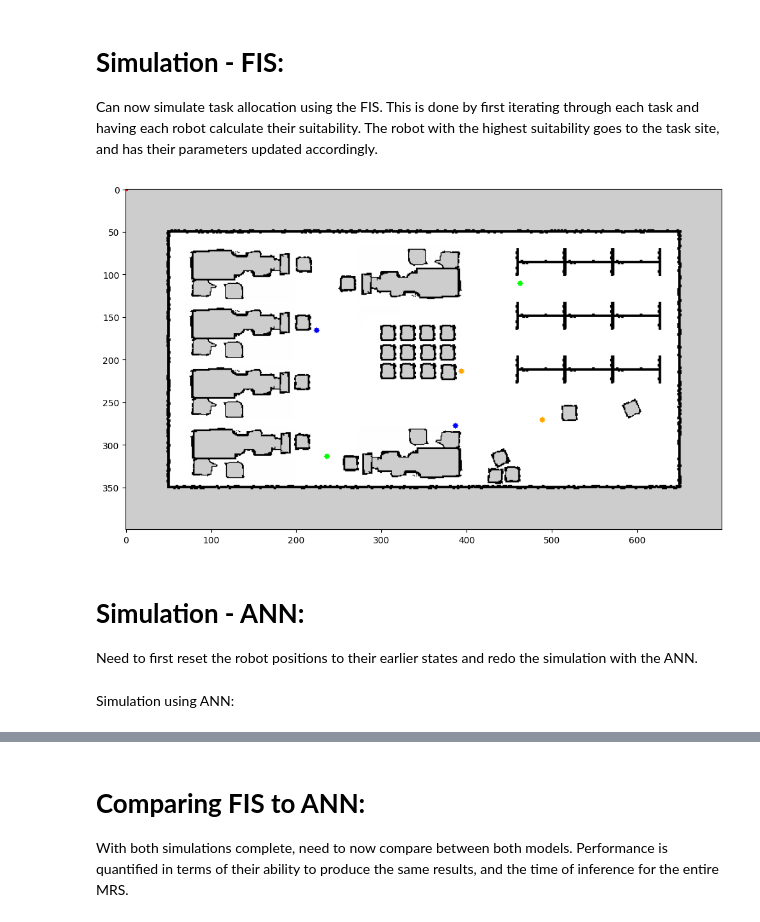
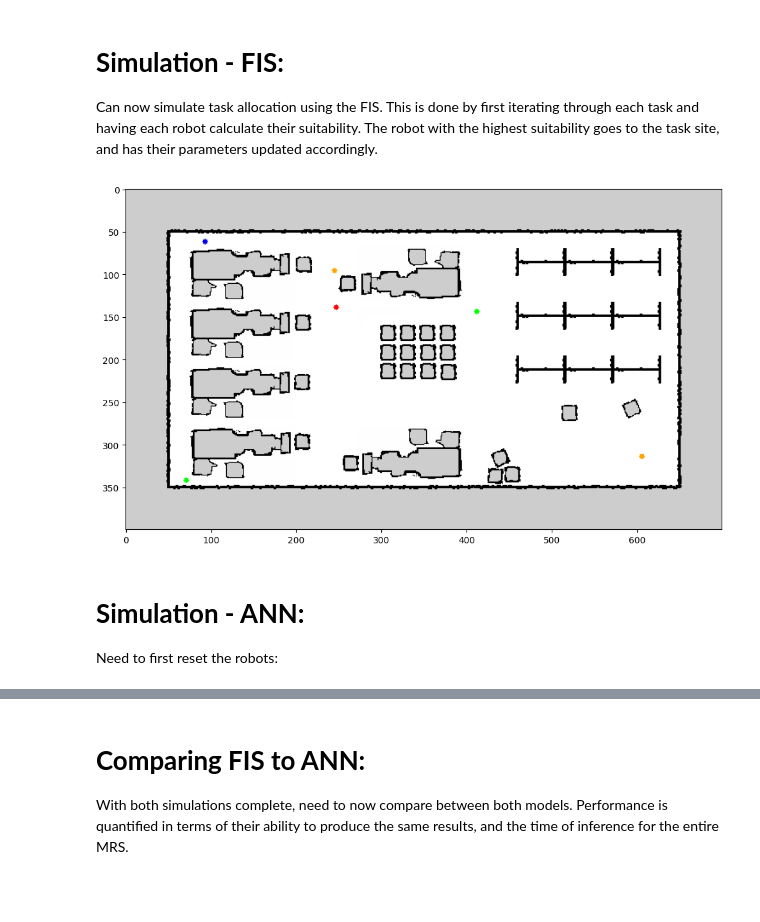
Before and after one commit to TME-6015-Programming-Project/main, a Jupyter notebook: FIS_and_Downstream/TME6015_Downstream.ipynb, the cells around one changed output, grey strips where cells are left out. Cells and saved outputs as stored; diff of their text form; code cells hidden in the pictures; blank space fills up the shorter version.

```diff
--- a/FIS_and_Downstream/TME6015_Downstream.ipynb
+++ b/FIS_and_Downstream/TME6015_Downstream.ipynb
@@ -52,15 +61,6 @@ class Robot:
         self.cap_match = 0.0              # binary capability matching of each robot
 
         self.suitability = 0.0            # suitability of robot
-
-    # query:
-    def display_robot_info(self):
-        return (f"Robot ID: {self.id}\n"
-                f"Position: {self.position}\n"
-                f"Capability Type: {self.capability}\n"
-                f"Load History: {self.load_history}\n"
-                f"Travelled Distance: {self.travel_history}\n"
-                f"Suitability: {self.suitability}")
 
 class Task:
     # constructor:
@@ -191,7 +191,7 @@ x = 2       # nunber of "small" robots
 y = 2       # number of "medium" robots
 z = 2       # number of "large" robots
 
-nt = 1     # number of tasks to be spawned
+nt = 10             # number of tasks to be spawned
 
 robots = {}               # empty dictionary to hold robots
 tasks = {}                # empty dictionary to hold tasks
@@ -199,4 +199,4 @@ fis_allocations = []      # list for FIS allocations
 ann_allocations = []      # list for ANN allocations
 
 rulebase = fis_create()   # initialize rulebase for the FIS
-# load model here
+loaded_model = load_model('model.h5', custom_objects={'mse': metrics.MeanSquaredError()})
@@ -280,7 +283,7 @@ for task in tasks.values():
     clear_output(wait=True)
     fig = plt.figure(figsize = (12,10))
     plt.imshow(combined_image)
-    plt.pause(1)
+    plt.pause(0.5)
 
     start_time = time.time()
     for id, robot in robots.items():
@@ -298,45 +301,43 @@ for task in tasks.values():
 
         # update the robots planned travel distance:
         robot.distance_to_task = round((dist*0.05), 3)
 
         # need to get capability match:
         robot.cap_match = 1 if task.requirement == robot.capability else 0
 
         # use FIS to get suitability:
         robot.suitability = round(fis_solve(rulebase, robot.load_history, robot.distance_to_task, robot.travel_history, robot.cap_match), 2)
-        # print(robot.suitability)
-
-        # get ID of highest suitability robot:
-
-        best_robot_id = max(robots, key=lambda robot_id: robots[robot_id].suitability)
 
     elapsed = time.time() - start_time
+
+    # get ID of highest suitability robot:
+    best_robot_id = max(robots, key=lambda robot_id: robots[robot_id].suitability)
+
     # draw with planned path:
     clear_output(wait=True)
     fig = plt.figure(figsize = (12,10))
     plt.imshow(combined_image)
-    plt.pause(1)
+    plt.pause(0.5)
 
     # best robot goes to task site, update their parameters accordingly:
     best_robot = robots[best_robot_id]
     best_robot.load_history += 1
     best_robot.position = task.position
     best_robot.travel_history = robot.distance_to_task
 
-    fis_allocations.append((best_robot.id, round(elapsed,2)))
+    fis_allocations.append((f"Robot {best_robot.id}", round(elapsed,2), float(best_robot.suitability)))
 
     # draw after allocation:
-    task.position = (0,0)
     combined_image = draw_circles_on_image(image_rgb.copy(),task)
 
     clear_output(wait=True)
     fig = plt.figure(figsize = (12,10))
     plt.imshow(combined_image)
-    plt.pause(1)
+    plt.pause(0.5)
 # %% [output]
-[figure, old version]
+[figure, new version]
 # %% [markdown]
 # **Simulation - ANN:**
 
-Need to first reset the robot positions to their earlier states and redo the simulation with the ANN.
+Need to first reset the robots:
 # %%
@@ -350,5 +350,3 @@ for robot in robots.values():
     robot.suitability = 0.0
 
     robot.position = robot.initial_position
-# %% [markdown]
-Simulation using ANN:
```
Also changed, not shown: parts of 12 cells of this notebook, 3 other files.
